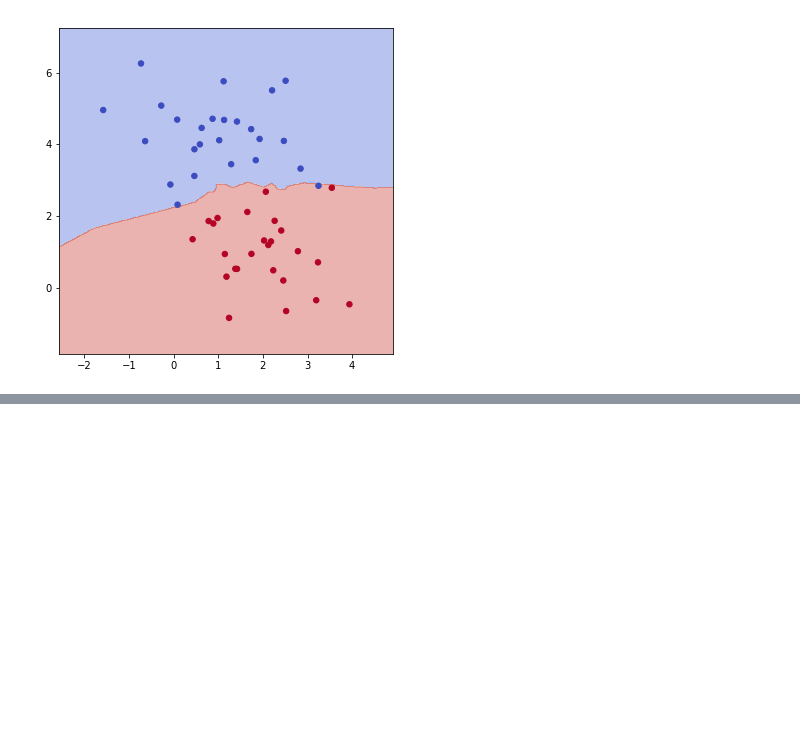
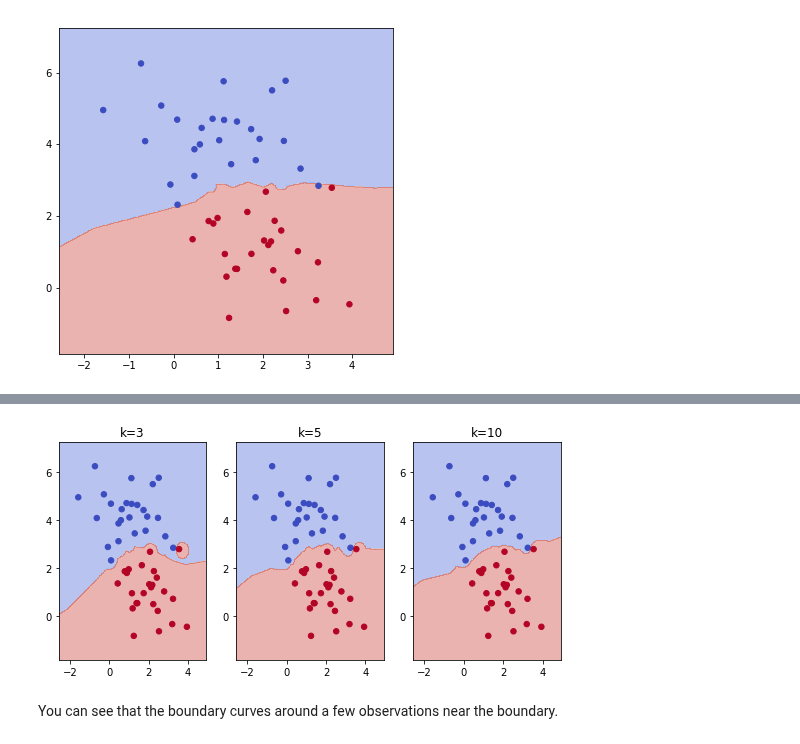
Before and after one commit to sathayas/JupyterfMRIFall2019, a Jupyter notebook: MachineLearning.ipynb, the cells around one changed output, grey strips where cells are left out. Saved outputs shown, nothing was run; the diff lists cells and outputs as text; code cells hidden in the pictures; blank space fills up the shorter version.

Commit message:
Added kNN with distance

```diff
--- a/MachineLearning.ipynb
+++ b/MachineLearning.ipynb
@@ -679,0 +733,38 @@ plt.show()
+# %%
+# k nearest neighbor classifier object with different k
+# now weighted by the distance
+kNN3dist = KNeighborsClassifier(3, weights='distance')
+kNN3dist.fit(X,y)
+
+kNN5dist = KNeighborsClassifier(5, weights='distance')
+kNN5dist.fit(X,y)
+
+kNN10dist = KNeighborsClassifier(10, weights='distance')
+kNN10dist.fit(X,y)
+
+
+# decision boundary
+plt.figure(figsize=[9,4])
+ax = plt.subplot(131)
+plot_contours(ax, kNN3dist, X[:, 0], X[:, 1],
+                  cmap=plt.cm.coolwarm, alpha=0.4)
+plt.scatter(X[:, 0], X[:, 1], c=y, cmap=plt.cm.coolwarm, s=30)
+plt.title('k=3')
+
+ax = plt.subplot(132)
+plot_contours(ax, kNN5dist, X[:, 0], X[:, 1],
+                  cmap=plt.cm.coolwarm, alpha=0.4)
+plt.scatter(X[:, 0], X[:, 1], c=y, cmap=plt.cm.coolwarm, s=30)
+plt.title('k=5')
+
+ax = plt.subplot(133)
+plot_contours(ax, kNN10dist, X[:, 0], X[:, 1],
+                  cmap=plt.cm.coolwarm, alpha=0.4)
+plt.scatter(X[:, 0], X[:, 1], c=y, cmap=plt.cm.coolwarm, s=30)
+plt.title('k=10')
+
+plt.show()
+# %% [output]
+[figure, added]
+# %% [markdown]
+You can see that the boundary curves around a few observations near the boundary.
```
Also changed, not shown: parts of 7 cells of this notebook.
